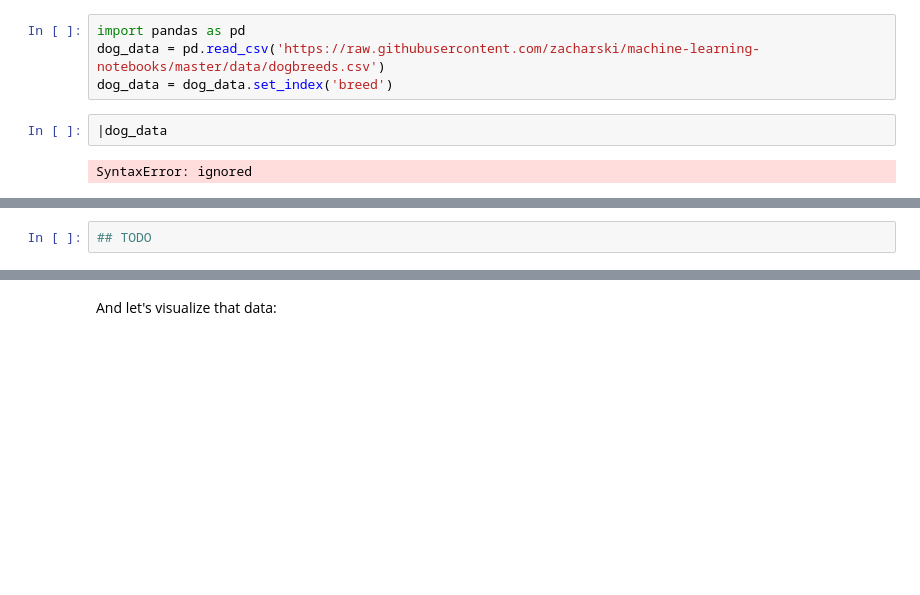
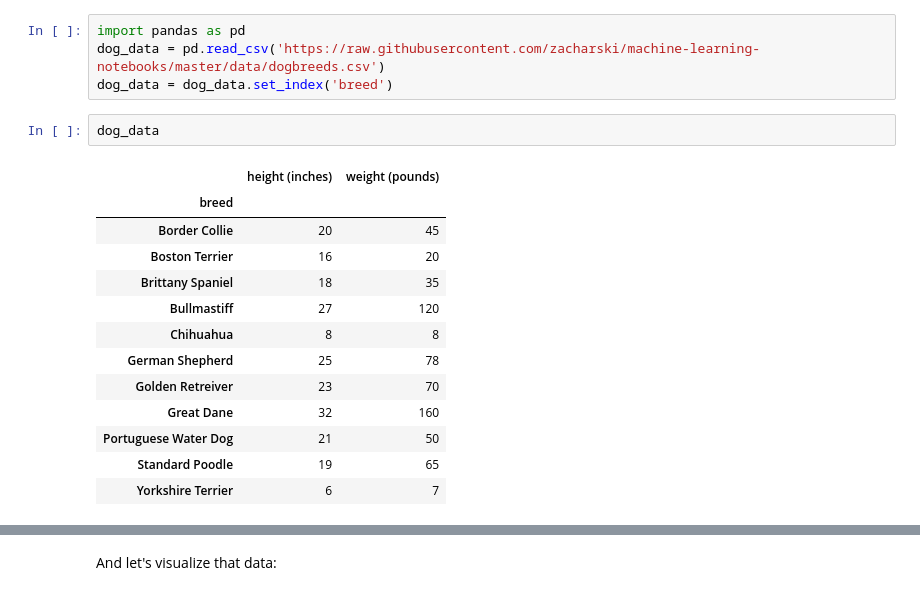
Before and after one commit to xpertdesh/ml-class21, a Jupyter notebook: labs/clustering.ipynb, the cells around one changed output, grey strips where cells are left out. Drawn from its saved outputs; the diff is of its cells as text; blank space fills up the shorter version.

```diff
--- a/labs/clustering.ipynb
+++ b/labs/clustering.ipynb
@@ -21,13 +21,23 @@ First, we will load the dataset:
 import pandas as pd
 dog_data = pd.read_csv('https://raw.githubusercontent.com/zacharski/machine-learning-notebooks/master/data/dogbreeds.csv')
 dog_data = dog_data.set_index('breed')
-# %%
-|dog_data
-# %% [output]
-SyntaxError: ignored
+# %%
+dog_data
+# %% [output]
+|  | height (inches) | weight (pounds) |
+| breed |  |  |
+| Border Collie | 20 | 45 |
+| Boston Terrier | 16 | 20 |
+| Brittany Spaniel | 18 | 35 |
+| Bullmastiff | 27 | 120 |
+| Chihuahua | 8 | 8 |
+| German Shepherd | 25 | 78 |
+| Golden Retreiver | 23 | 70 |
+| Great Dane | 32 | 160 |
+| Portuguese Water Dog | 21 | 50 |
+| Standard Poodle | 19 | 65 |
+| Yorkshire Terrier | 6 | 7 |
 # %% [markdown]
 Looking at the values in the height and weight columns it looks like we should normalize the data.
 
 <img src="http://animalfair.com/wp-content/uploads/2014/08/chihuahua-and-great-dane.jpg" width="700"/>
-# %%
-## TODO
```
Also changed, not shown: parts of 24 cells of this notebook.
